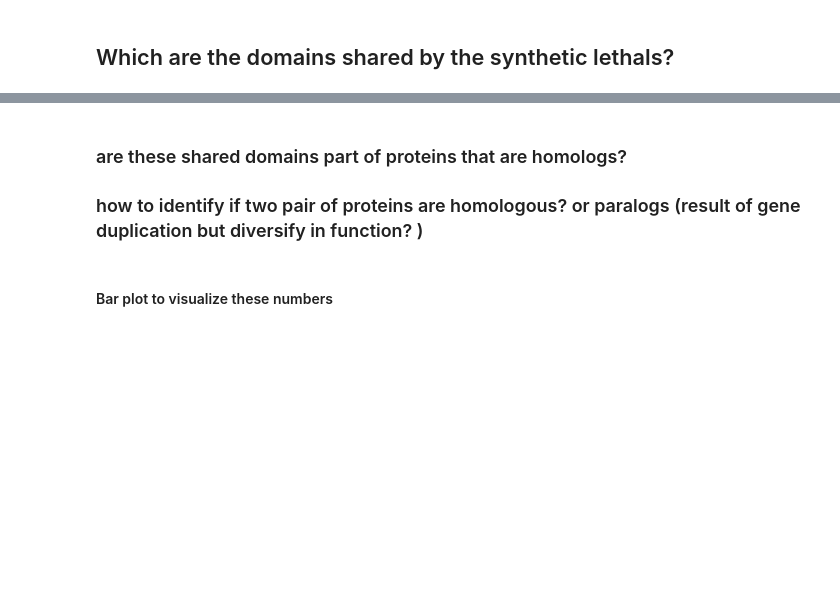
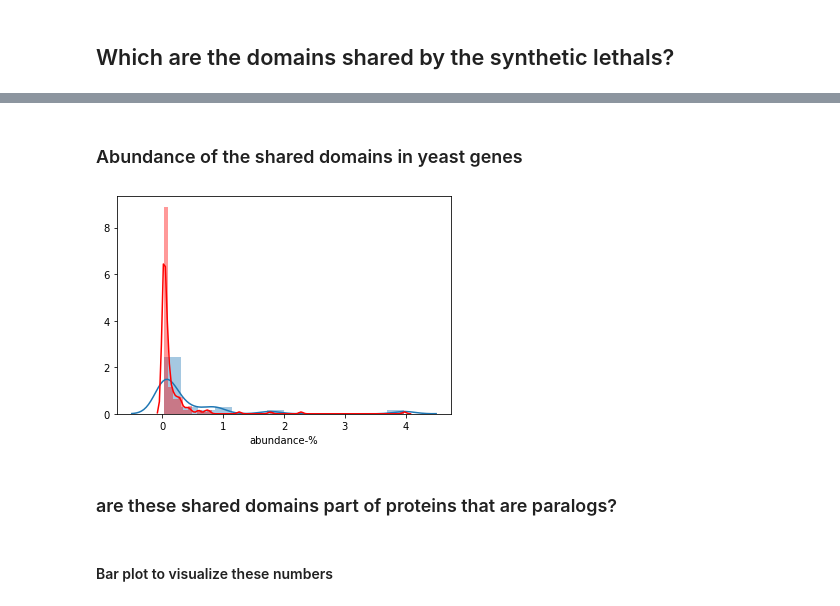
Before and after one commit to leilaicruz/machine-learning-for-yeast, a Jupyter notebook: functions-python/prot_domains2lethality-FEATURES-POSTPROCESSING.ipynb, the cells around one changed output, grey strips where cells are left out. Cells and saved outputs as stored; diff of their text form; code cells hidden in the pictures; blank space fills up the shorter version.

Commit message:
which SL that shared domains are paralogs

```diff
--- a/functions-python/prot_domains2lethality-FEATURES-POSTPROCESSING.ipynb
+++ b/functions-python/prot_domains2lethality-FEATURES-POSTPROCESSING.ipynb
@@ -225,0 +209,44 @@ array(['ACAS_N; Acetyl-coenzyme A synthetase, N-terminal domain',
+# %%
+def shared_domains(featurematrix,data_domains):
+
+    #df= protein_feat_non_true_pd
+    df=featurematrix
+    df['column'] = df.apply(lambda x: df.columns[x==2], axis = 1)
+
+    for i in np.arange(0,len(df)):
+        if df['column'][i].tolist()==[]:
+            df['column'][i]=None
+        else:
+            df['column'][i]=df['column'][i].tolist()
+
+    index=df[~df['column'].isnull()]['column']
+    index_name=[]
+    kk=np.concatenate(index.tolist())
+
+    for i in np.arange(0,len(np.concatenate(index.tolist()))):
+        index_name.append(data_domains[data_domains.index==kk[i]]['domain-descrip'].tolist())
+
+    unique_shared_domains=np.unique(np.concatenate(index_name))
+    return unique_shared_domains
+# %% [markdown]
+###  Abundance of the shared domains in yeast genes
+# %%
+def abundance_domains(which_domains,data_domains):
+    gene_per_domains=defaultdict(dict)
+    N=5300 # roughly amount of the number of genes in yeast
+
+    for i in np.arange(len(which_domains)):
+        tmp=data_domains[data_domains['domain-descrip']==which_domains[i]]['name'].tolist()
+        gene_per_domains['genes-per-domain'][i]=np.unique(tmp)
+        gene_per_domains['name-domain'][i]=which_domains[i]
+        gene_per_domains['abundance-%'][i]=100*len(tmp)/N
+
+    gene_per_domains_pd=pd.DataFrame(gene_per_domains)
+    data_sorted=gene_per_domains_pd.sort_values(by='abundance-%',ascending=False)
+    return data_sorted
+# %%
+unique_shared_domains_sl=shared_domains(featurematrix=protein_feat_true_pd,data_domains=data_domains)
+abundance_domains_sL=abundance_domains(which_domains=unique_shared_domains_sl,data_domains=data_domains)
+
+unique_shared_domains_nsl=shared_domains(featurematrix=protein_feat_non_true_pd,data_domains=data_domains)
+abundance_domains_nsL=abundance_domains(which_domains=unique_shared_domains_nsl,data_domains=data_domains)
@@ -226,6 +255,10 @@ array(['ACAS_N; Acetyl-coenzyme A synthetase, N-terminal domain',
+# %%
+sns.distplot(abundance_domains_nsL['abundance-%']);
+sns.distplot(abundance_domains_sL['abundance-%'],color='red');
+# %% [output]
+[figure, added]
 # %% [markdown]
-### are these shared domains part of proteins that are homologs?
-### how to identify if two pair of proteins are homologous? or paralogs (result of gene duplication but diversify in function? )
+### are these shared domains part of proteins that are paralogs?
 # %% [markdown]
 #### Bar plot to visualize these numbers
 # %%
```
Also changed, not shown: parts of 15 cells of this notebook, 1 other file.
